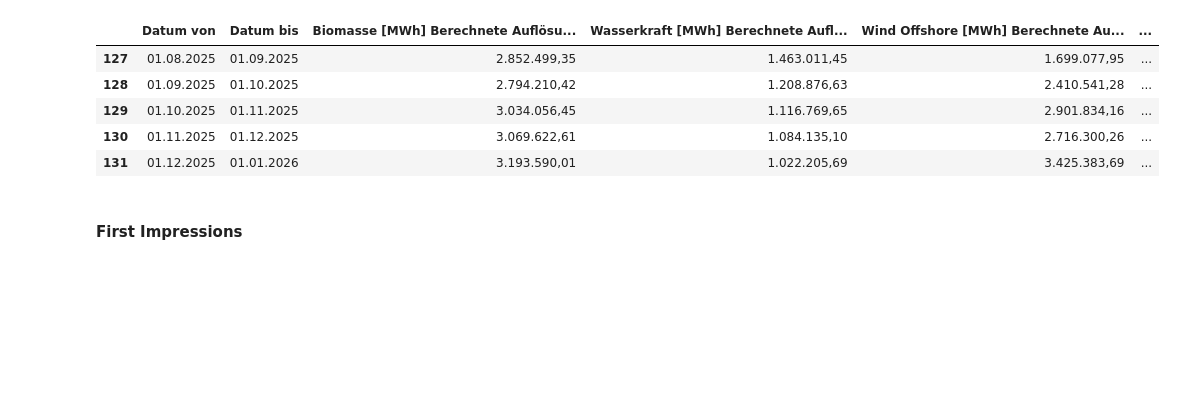
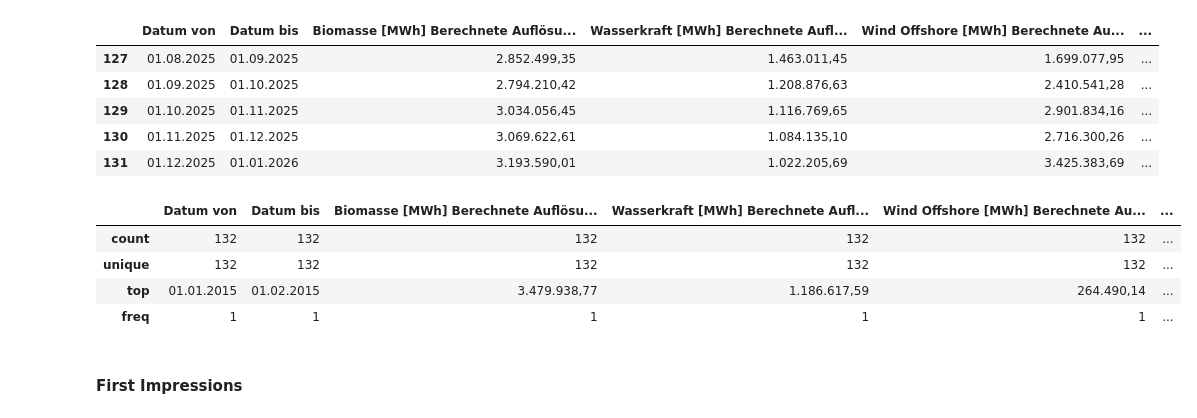
Before and after one commit to Yoem29/Energy-Development-Germany, a Jupyter notebook: notebooks/EDA.ipynb, the cells around one changed output. Saved outputs shown, nothing was run; the diff lists cells and outputs as text; code cells hidden in the pictures; blank space fills up the shorter version.

```diff
--- a/notebooks/EDA.ipynb
+++ b/notebooks/EDA.ipynb
@@ -39,6 +40,14 @@ df_raw2.tail()
 | 129 | 01.10.2025 | 01.11.2025 | 3.034.056,45 | 1.116.769,65 | 2.901.834,16 | ... |
 | 130 | 01.11.2025 | 01.12.2025 | 3.069.622,61 | 1.084.135,10 | 2.716.300,26 | ... |
 | 131 | 01.12.2025 | 01.01.2026 | 3.193.590,01 | 1.022.205,69 | 3.425.383,69 | ... |
+# %%
+df_raw2.describe()
+# %% [output]
+|  | Datum von | Datum bis | Biomasse [MWh] Berechnete Auflösu... | Wasserkraft [MWh] Berechnete Aufl... | Wind Offshore [MWh] Berechnete Au... | ... |
+| count | 132 | 132 | 132 | 132 | 132 | ... |
+| unique | 132 | 132 | 132 | 132 | 132 | ... |
+| top | 01.01.2015 | 01.02.2015 | 3.479.938,77 | 1.186.617,59 | 264.490,14 | ... |
+| freq | 1 | 1 | 1 | 1 | 1 | ... |
 # %% [markdown]
 #### First Impressions
 # %% [markdown]
```
Also changed, not shown: parts of 16 cells of this notebook.
